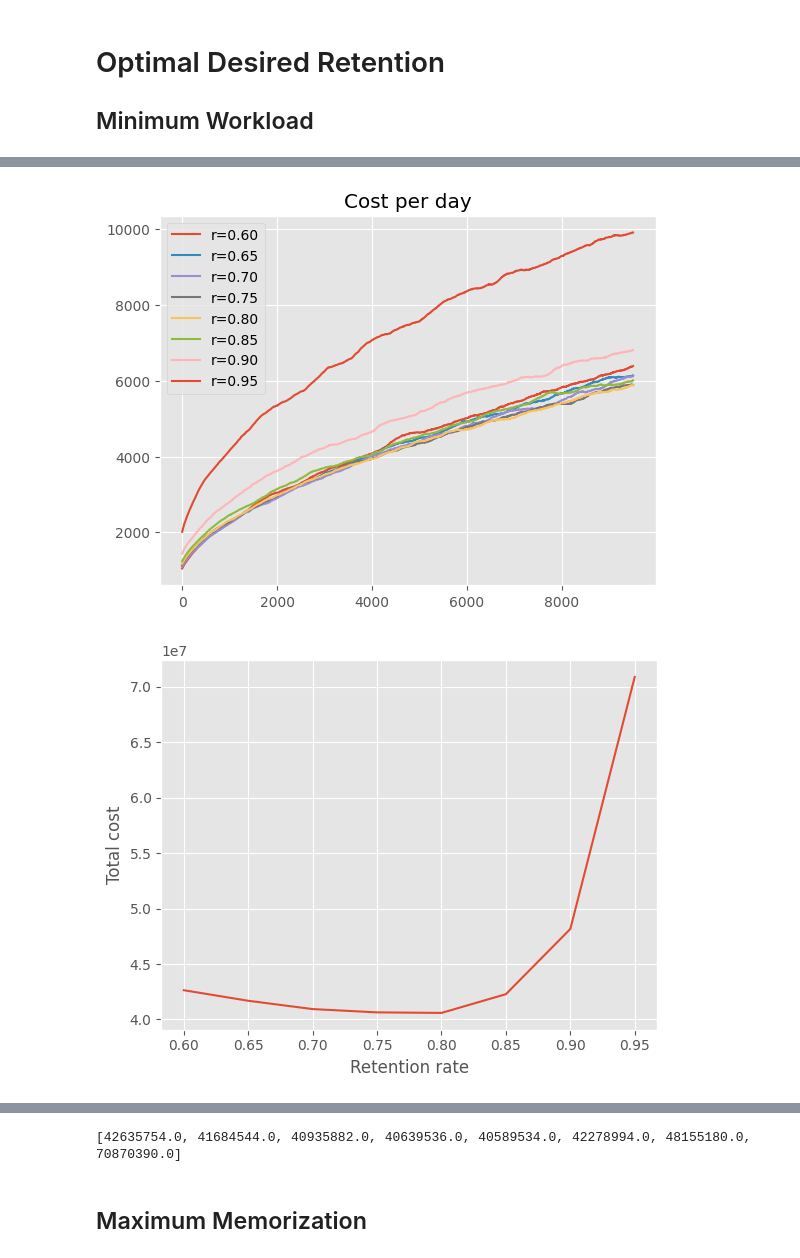
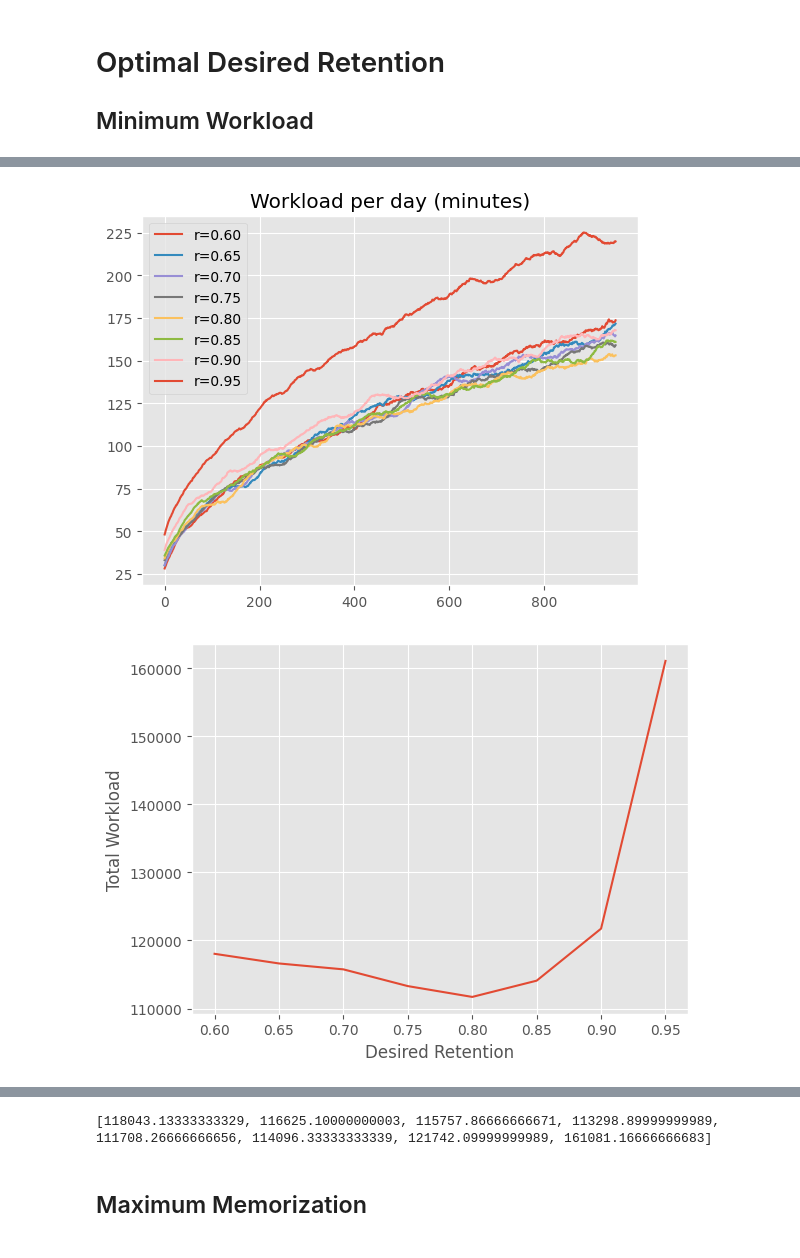
Before and after one commit to open-spaced-repetition/optimal-desired-retention, a Jupyter notebook: notebook.ipynb, the cells around one changed output, grey strips where cells are left out. Saved outputs shown, nothing was run; the diff lists cells and outputs as text; code cells hidden in the pictures.

```diff
--- a/notebook.ipynb
+++ b/notebook.ipynb
@@ -10,14 +10,16 @@ import math
 import random
 from fsrs_optimizer import simulate, DEFAULT_WEIGHT
 
-learn_span = 10000
-new_card_per_day = 10
+learn_span = 1000
+new_card_per_day = 30
 
 plt.style.use('ggplot')
+
 
 def moving_average(data, window_size=learn_span // 20):
     weights = np.ones(window_size) / window_size
     return np.convolve(data, weights, mode="valid")
+
 
 total_cost = []
 cost_per_memorized = []
@@ -32,7 +34,9 @@ for r in tqdm(np.linspace(0.6, 0.95, 8)):
         learn_span=learn_span,
         max_cost_perday=math.inf,
         learn_limit_perday=new_card_per_day,
+        forget_cost=100,
     )
+    cost_per_day /= 60
     plt.figure(1)
     plt.plot(moving_average(review_cnt_per_day), label=f'r={r:.2f}')
     plt.figure(2)
@@ -47,18 +51,18 @@ plt.legend()
 plt.title('Review count per day')
 plt.figure(2)
 plt.legend()
-plt.title('Memorized count per day')
+plt.title('Memorization per day')
 plt.figure(3)
 plt.legend()
-plt.title('Cost per day')
+plt.title('Workload per day (minutes)')
 plt.figure(4)
 plt.plot(np.linspace(0.6, 0.95, 8), total_cost)
-plt.xlabel('Retention rate')
-plt.ylabel('Total cost')
+plt.xlabel('Desired Retention')
+plt.ylabel('Total Workload')
 plt.figure(5)
 plt.plot(np.linspace(0.6, 0.95, 8), cost_per_memorized)
-plt.xlabel('Retention rate')
-plt.ylabel('Cost per memorized')
+plt.xlabel('Desired Retention')
+plt.ylabel('Workload per memorization')
 plt.show()
 print(total_cost)
 # %% [output]
@@ -67,2 +71,2 @@ print(total_cost)
-[figure, old version]
+[figure, new version]
-[figure, old version]
+[figure, new version]
@@ -70,4 +74,4 @@ print(total_cost)
-[42635754.0, 41684544.0, 40935882.0, 40639536.0, 40589534.0, 42278994.0, 48155180.0, 70870390.0]
+[118043.13333333329, 116625.10000000003, 115757.86666666671, 113298.89999999989, 111708.26666666656, 114096.33333333339, 121742.09999999989, 161081.16666666683]
 # %% [markdown]
 ## Maximum Memorization
 # %%
```
Also changed, not shown: parts of 2 cells of this notebook.
